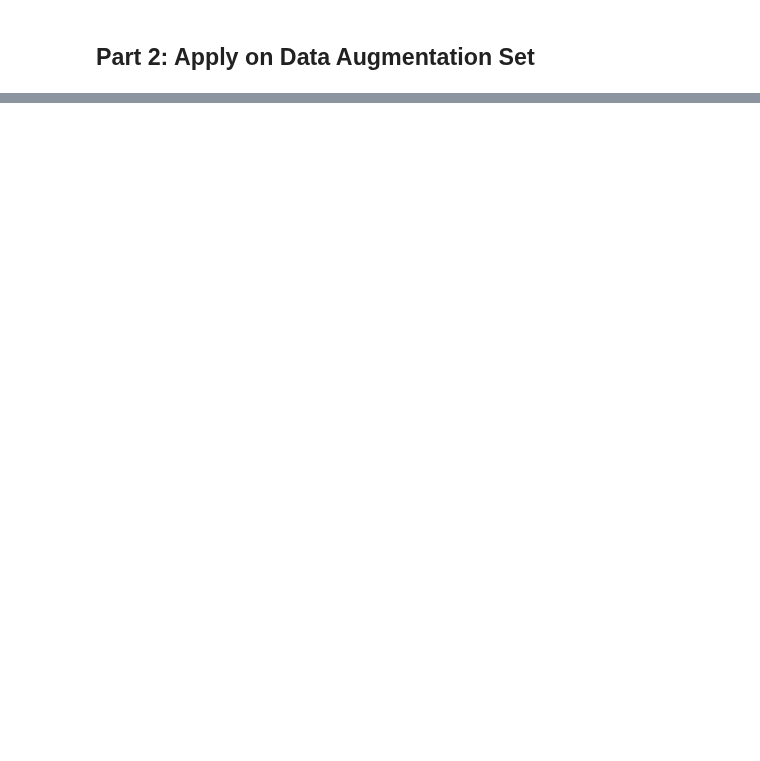
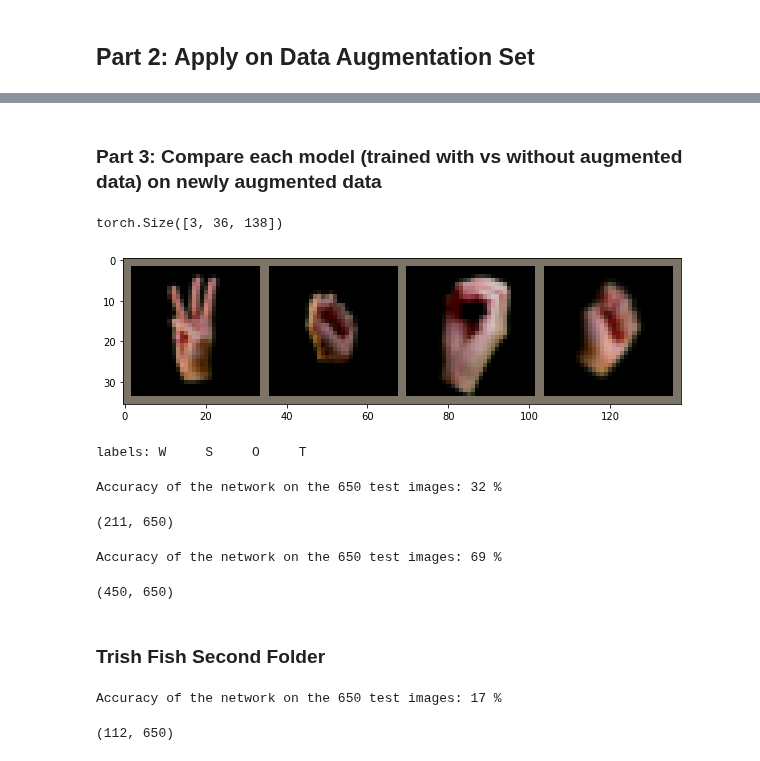
Before and after one commit to swadhwa5/MLFinalProject, a Jupyter notebook: LeNet_model.ipynb, the cells around one changed output, grey strips where cells are left out. Cells and saved outputs as stored; diff of their text form; code cells hidden in the pictures; blank space fills up the shorter version.

```diff
--- a/LeNet_model.ipynb
+++ b/LeNet_model.ipynb
@@ -53,6 +49,7 @@ class Net(nn.Module):
 # %% [markdown]
 ### Data handling
 # %%
+# Loads the images as list of png files based on the path
 def loadImages(path):
     imagesList = listdir(path)
     imgs = []
@@ -66,13 +63,13 @@ def loadImages(path):
     return imgs, labels
 
 
+# Process the data given input and output images. LeNet assumes input of 32. Resize is hyperparameter based on dataset.
 def process_data(imgs, labels, batch_size=4, channels=3, resize=15, crop_size=32, test_split=0.2):
-
-  ## First, we preprocess the image, essentially resizing and cropping.
   transforms_array = applyTransforms(imgs, channels, crop_size, resize=resize)
   train_data, test_data, train_labels, test_labels = train_test_split(transforms_array, labels, test_size=test_split, random_state=42)
   [trainloader, testloader] = train_test_loaders(train_data, train_labels, test_data, test_labels, batch_size)
   return [trainloader, testloader]
+
 
 # Reshape and Resize images
 def applyTransforms(imgs, channels, crop_size, resize=15):
@@ -126,4 +123,17 @@ def imshow(img):
     plt.figure(figsize=(10,10))
     plt.imshow(np.transpose(img, (1, 2, 0)))
     plt.show()
+
+def test_loader(imgs, labels, batch_size=4, channels=3, resize=15, crop_size=32):
+    ## Create the testing data and testloader
+    transforms_array = applyTransforms(imgs, channels, crop_size, resize=resize)
+
+    test_data_and_labels = []
+    for i in range(len(transforms_array)):
+      sample = (torch.Tensor(transforms_array[i,:,:,:]), labels[i])
+      test_data_and_labels.append(sample)
+
+    testloader = torch.utils.data.DataLoader(test_data_and_labels, batch_size=batch_size,
+                                              shuffle=True, num_workers=2)
+    return testloader
 # %%
@@ -317,0 +358,40 @@ Predicted:  U     N     U     S
+# %% [markdown]
+### Part 3: Compare each model (trained with vs without augmented data) on newly augmented data
+# %%
+path = './Mult_Augments/'
+
+test_imgs, test_labels = loadImages(path)
+
+testloader = test_loader(test_imgs, test_labels, resize=35)
+# %%
+# Step 1: Visualize how some of the images look after processing the data
+dataiter = iter(testloader)
+images, labels = dataiter.next()
+
+imshow(torchvision.utils.make_grid(images))
+# print labels
+print("labels: " + ' '.join(f'{classes[labels[j]]:5s}' for j in range(4)))
+# %% [output]
+torch.Size([3, 36, 138])
+[figure, added]
+labels: W     S     O     T
+# %%
+lenet_no_aug = LeNet()
+lenet_no_aug.load_state_dict(torch.load("./models/lenet_no_aug_650"))
+lenet_no_aug.eval()
+
+test_model(testloader, lenet_no_aug)
+# %% [output]
+Accuracy of the network on the 650 test images: 32 %
+(211, 650)
+# %%
+lenet_with_aug = LeNet()
+lenet_with_aug.load_state_dict(torch.load("./models/lenet_with_aug_3900"))
+lenet_with_aug.eval()
+
+test_model(testloader, lenet_with_aug)
+# %% [output]
+Accuracy of the network on the 650 test images: 69 %
+(450, 650)
+# %% [markdown]
+### Trish Fish Second Folder
@@ -317,0 +404,9 @@ Predicted:  U     N     U     S
+# %%
+lenet_no_aug = LeNet()
+lenet_no_aug.load_state_dict(torch.load("./models/lenet_no_aug_650"))
+lenet_no_aug.eval()
+
+test_model(testloader, lenet_no_aug)
+# %% [output]
+Accuracy of the network on the 650 test images: 17 %
+(112, 650)
```
Also changed, not shown: parts of 23 cells of this notebook, 2 other files.
